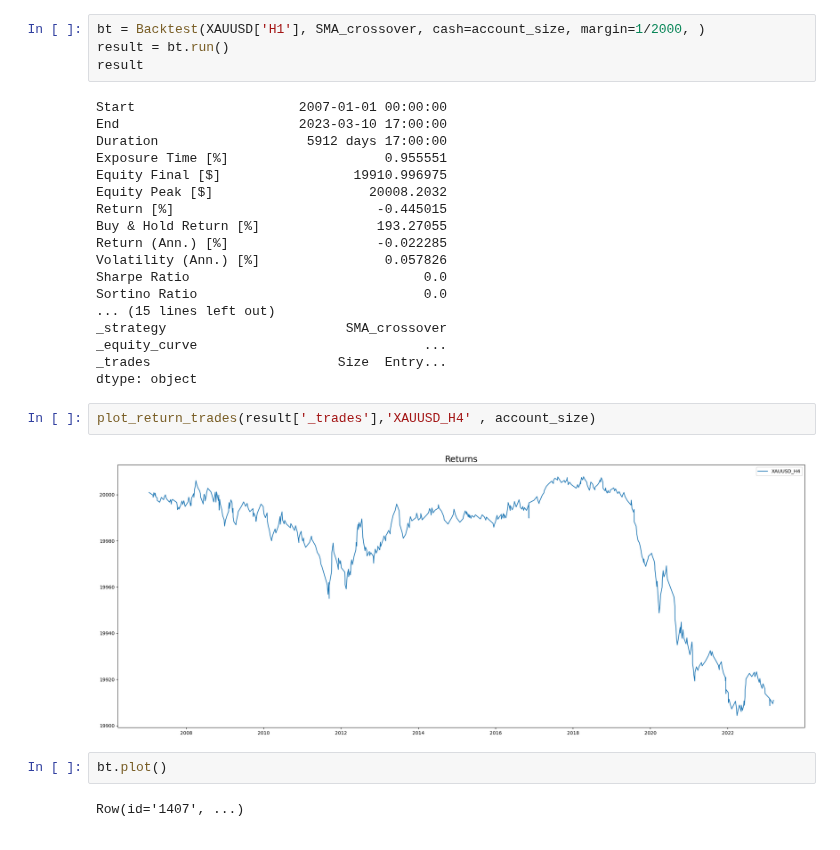
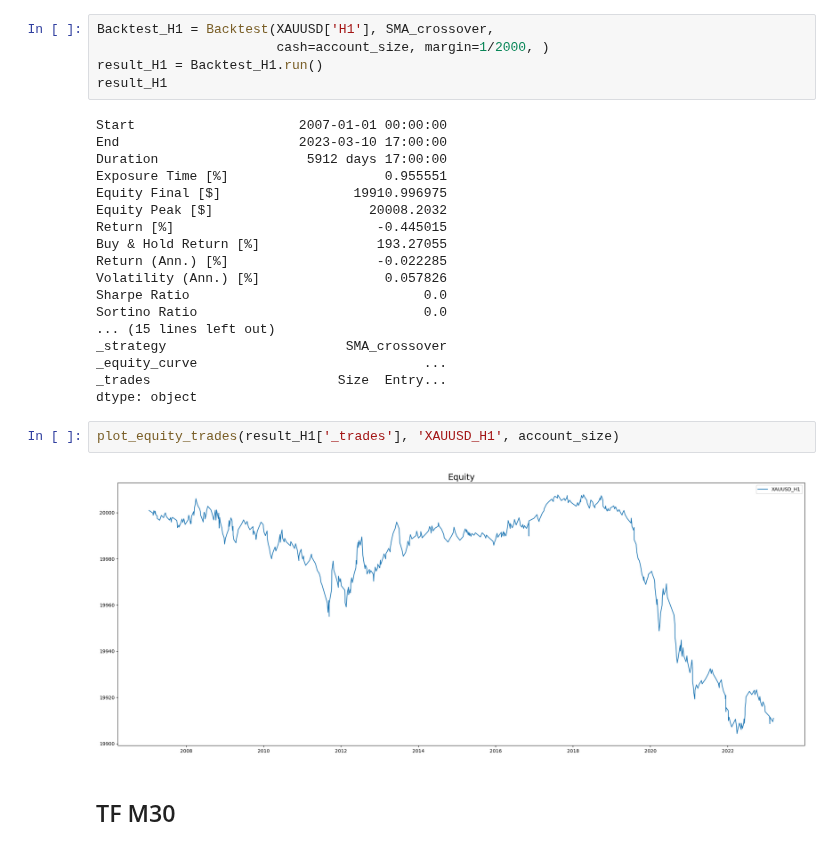
Before and after one commit to Kittipong91/XAUUSD_algorithmic_trading, a Jupyter notebook: Technical_Strategy/Strategy+1+-+Simple+moving+average+crossover/Strategy 1 - Simple moving average crossover - Backtesting.ipynb, the cells around one changed output. Saved outputs shown, nothing was run; the diff lists cells and outputs as text.

```diff
--- a/Technical_Strategy/Strategy+1+-+Simple+moving+average+crossover/Strategy 1 - Simple moving average crossover - Backtesting.ipynb
+++ b/Technical_Strategy/Strategy+1+-+Simple+moving+average+crossover/Strategy 1 - Simple moving average crossover - Backtesting.ipynb
@@ -75,7 +137,8 @@ account_size = 20000
 # %%
-bt = Backtest(XAUUSD['H1'], SMA_crossover, cash=account_size, margin=1/2000, )
-result = bt.run()
-result
+Backtest_H1 = Backtest(XAUUSD['H1'], SMA_crossover,
+                       cash=account_size, margin=1/2000, )
+result_H1 = Backtest_H1.run()
+result_H1
 # %% [output]
 Start                     2007-01-01 00:00:00
 End                       2023-03-10 17:00:00
@@ -94,11 +157,9 @@ _strategy                       SMA_crossover
 _equity_curve                             ...
 _trades                        Size  Entry...
 dtype: object
-# %%
-plot_return_trades(result['_trades'],'XAUUSD_H4' , account_size)
-# %% [output]
-[figure, removed]
-# %%
-bt.plot()
-# %% [output]
-Row(id='1407', ...)
+# %%
+plot_equity_trades(result_H1['_trades'], 'XAUUSD_H1', account_size)
+# %% [output]
+[figure, added]
+# %% [markdown]
+## TF M30
```
Also changed, not shown: parts of 21 cells of this notebook, 28 other files.
